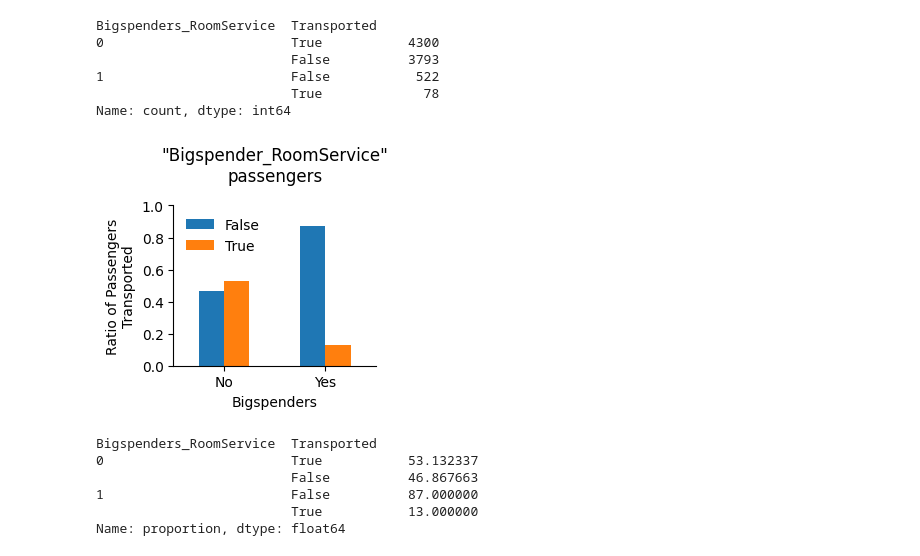
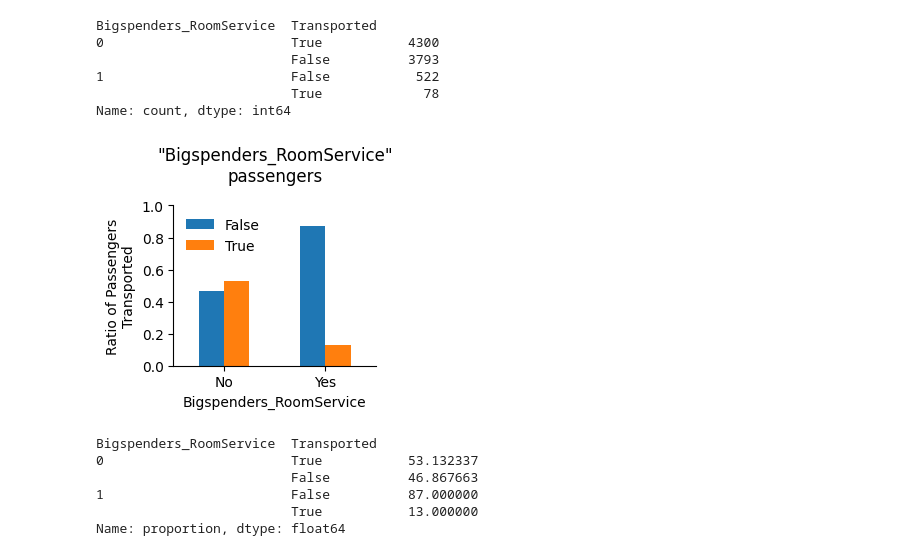
Before and after one commit to AJSDias/space_titanic, a Jupyter notebook: titanic_eda.ipynb, the cells around one changed output. Saved outputs shown, nothing was run; the diff lists cells and outputs as text; code cells hidden in the pictures.

```diff
--- a/titanic_eda.ipynb
+++ b/titanic_eda.ipynb
@@ -643,16 +643,16 @@ Bigspenders_RoomService  Transported
                          True             78
 Name: count, dtype: int64
 # %%
-data.groupby('Bigspenders').Transported.value_counts(dropna=False, normalize=True).unstack().plot.bar(rot=0, figsize=(3,3))
-plt.title('"Bigspender_RoomService"\npassengers', y=1.1)
+data.groupby('Bigspenders_RoomService').Transported.value_counts(dropna=False, normalize=True).unstack().plot.bar(rot=0, figsize=(3,3))
+plt.title('"Bigspenders_RoomService"\npassengers', y=1.1)
 plt.ylim(0,1)
 plt.ylabel('Ratio of Passengers\nTransported')
 plt.xticks([0,1], ['No','Yes'])
 plt.legend(frameon=False)
 sns.despine()
 plt.tight_layout()
 # %% [output]
-[figure, old version]
+[figure, new version]
 # %%
 data.groupby('Bigspenders_RoomService').Transported.value_counts(dropna=False, normalize=True)*100
 # %% [output]
```
Also changed, not shown: parts of 41 cells of this notebook.
